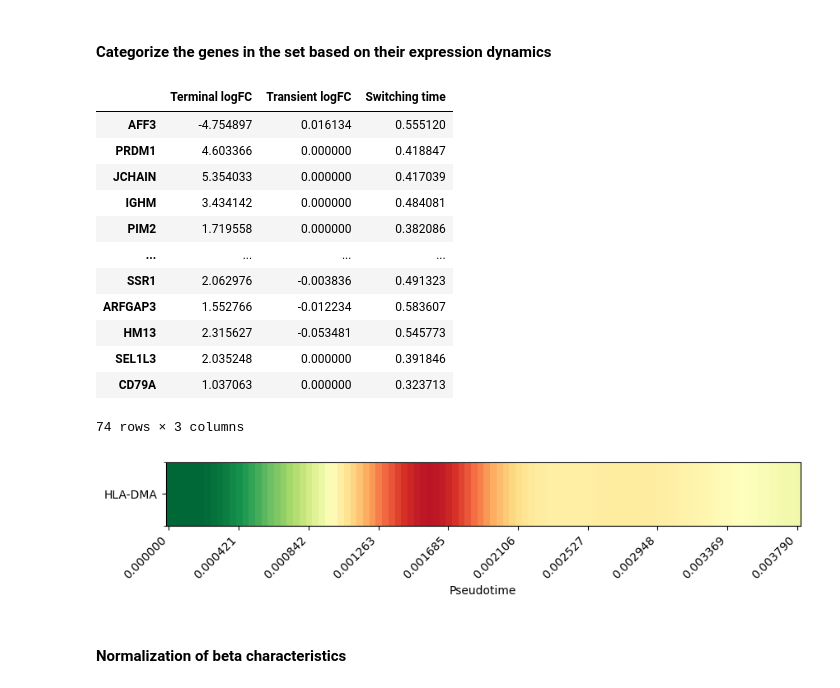
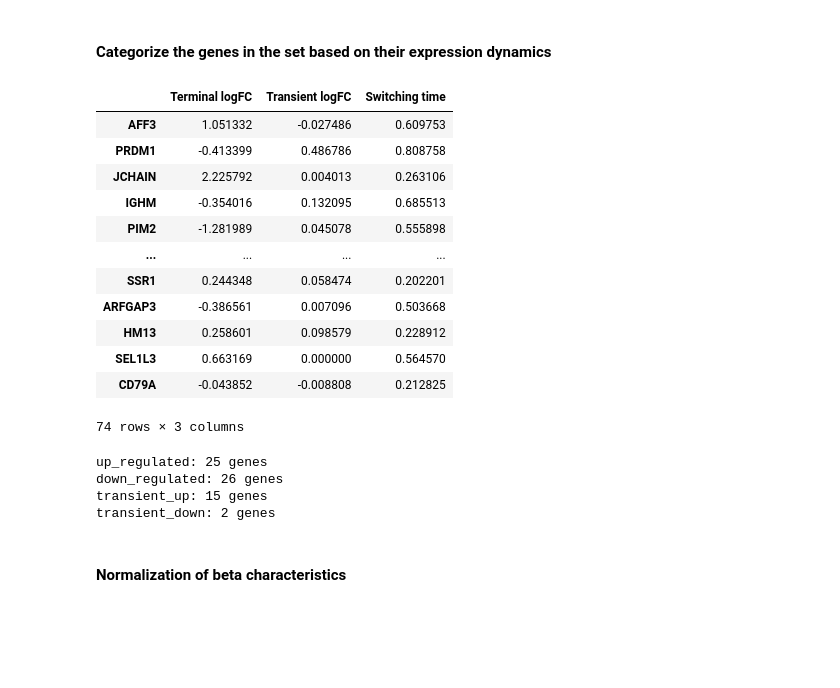
Before and after one commit to sachha-naksha/B_Cell_States, a Jupyter notebook: multiome_dynamic_regulation/py_scripts/analysis/global_grn_dynamics.ipynb, the cells around one changed output. Cells and saved outputs as stored; diff of their text form; code cells hidden in the pictures; blank space fills up the shorter version.

```diff
--- a/multiome_dynamic_regulation/py_scripts/analysis/global_grn_dynamics.ipynb
+++ b/multiome_dynamic_regulation/py_scripts/analysis/global_grn_dynamics.ipynb
@@ -299,24 +320,24 @@ Indices: {'AFF3': 230, 'PRDM1': 7604, 'JCHAIN': 4730, 'IGHM': 4421, 'PIM2': 7239
 #### Categorize the genes in the set based on their expression dynamics
 # %%
 # get lcpm chars for these genes
-dcurve, dtime = compute_expression_regulation_curves(dictys_dynamic_object, start=0, stop=2, num=100, dist=0.0005, mode="expression")
+dcurve, dtime = compute_expression_regulation_curves(dictys_dynamic_object, start=0, stop=3, num=100, dist=0.0005, mode="expression")
 # slice the dcurve for the lf genes using gene names which are indices in pandas df
 lf_lcpm_dcurve = dcurve.loc[lf_genes]
 # get dchars for these genes
 lf_lcpm_dchar = compute_curve_characteristics(lf_lcpm_dcurve, dtime)
 display(lf_lcpm_dchar)
 # %% [output]
 |  | Terminal logFC | Transient logFC | Switching time |
-| AFF3 | -4.754897 | 0.016134 | 0.555120 |
-| PRDM1 | 4.603366 | 0.000000 | 0.418847 |
-| JCHAIN | 5.354033 | 0.000000 | 0.417039 |
-| IGHM | 3.434142 | 0.000000 | 0.484081 |
-| PIM2 | 1.719558 | 0.000000 | 0.382086 |
+| AFF3 | 1.051332 | -0.027486 | 0.609753 |
+| PRDM1 | -0.413399 | 0.486786 | 0.808758 |
+| JCHAIN | 2.225792 | 0.004013 | 0.263106 |
+| IGHM | -0.354016 | 0.132095 | 0.685513 |
+| PIM2 | -1.281989 | 0.045078 | 0.555898 |
 | ... | ... | ... | ... |
-| SSR1 | 2.062976 | -0.003836 | 0.491323 |
-| ARFGAP3 | 1.552766 | -0.012234 | 0.583607 |
-| HM13 | 2.315627 | -0.053481 | 0.545773 |
-| SEL1L3 | 2.035248 | 0.000000 | 0.391846 |
-| CD79A | 1.037063 | 0.000000 | 0.323713 |
+| SSR1 | 0.244348 | 0.058474 | 0.202201 |
+| ARFGAP3 | -0.386561 | 0.007096 | 0.503668 |
+| HM13 | 0.258601 | 0.098579 | 0.228912 |
+| SEL1L3 | 0.663169 | 0.000000 | 0.564570 |
+| CD79A | -0.043852 | -0.008808 | 0.212825 |
 74 rows × 3 columns
 # %%
@@ -389,22 +432,35 @@ lf_classifications = classify_genes_by_expression_dynamics(lf_lcpm_dchar)
+# %%
+# Use the function
+lf_classifications = classify_genes_by_expression_dynamics(
+    lf_lcpm_dchar,
+    threshold_percentile=0
+)
+
+# Print results
+for category, genes in lf_classifications.items():
+    print(f"{category}: {len(genes)} genes")
+# %% [output]
+up_regulated: 25 genes
+down_regulated: 26 genes
+transient_up: 15 genes
+transient_down: 2 genes
 # %%
 # Create figure for up-regulated genes
-fig, ax = plt.subplots(figsize=(10, 1))
+fig, ax = plt.subplots(figsize=(10, 6))
 # Get genes from the up_regulated category
-transient_up_genes = lf_classifications['transient_up']
+down_genes = lf_classifications['down_regulated']
 # Plot expression gradient for up-regulated genes
 fig, ax, cmap = fig_expression_gradient_heatmap(
     network=dictys_dynamic_object,
     start=0,
-    stop=2,
-    genes_or_regulations=transient_up_genes,
+    stop=3,
+    genes_or_regulations=down_genes,
     num=100,
     dist=0.0005,
     ax=ax,
     cmap="RdYlGn",
     figsize=(10, 0.3)
 )
-# %% [output]
-[figure, removed]
 # %% [markdown]
 #### Normalization of beta characteristics
 # %%
```
Also changed, not shown: parts of 4 cells of this notebook.
